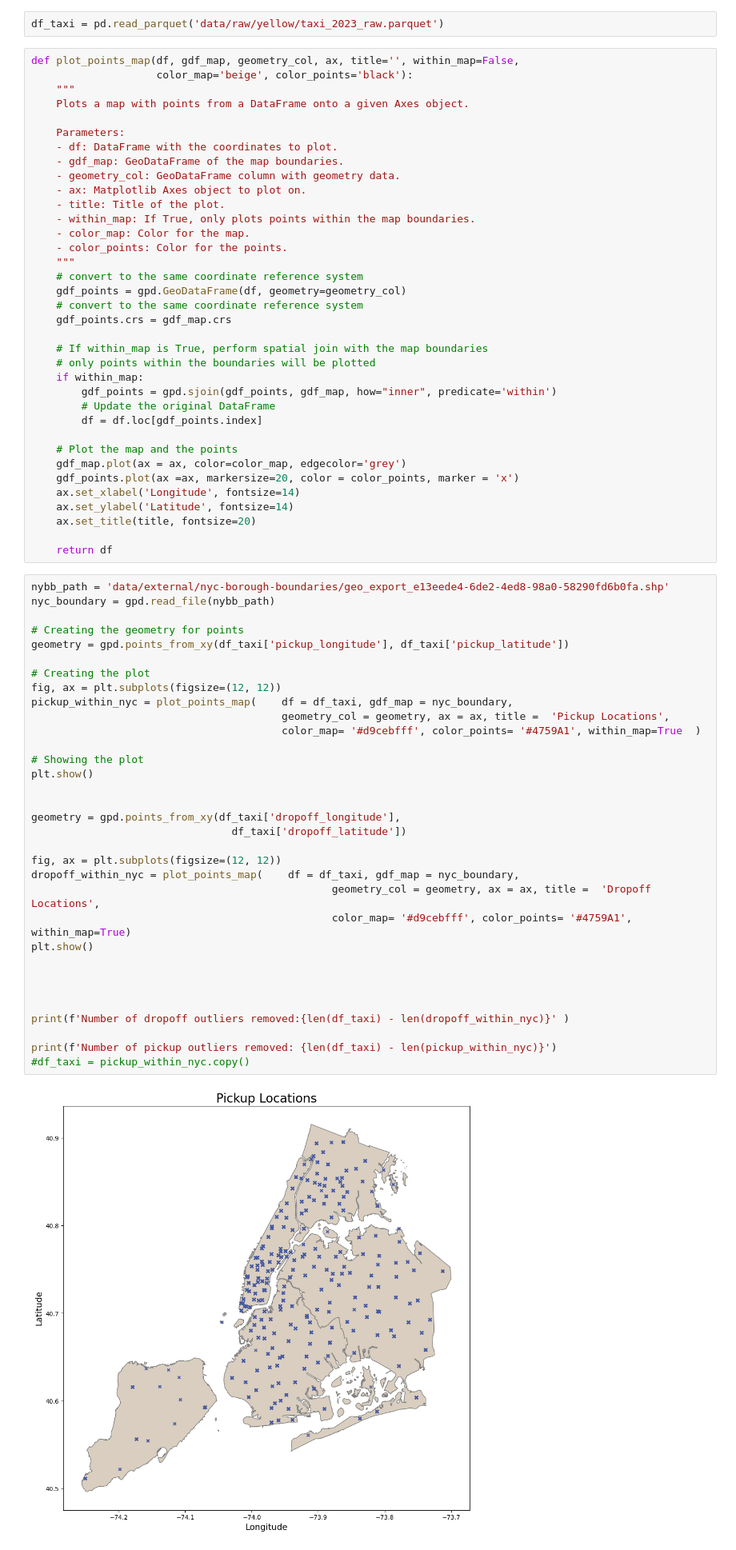
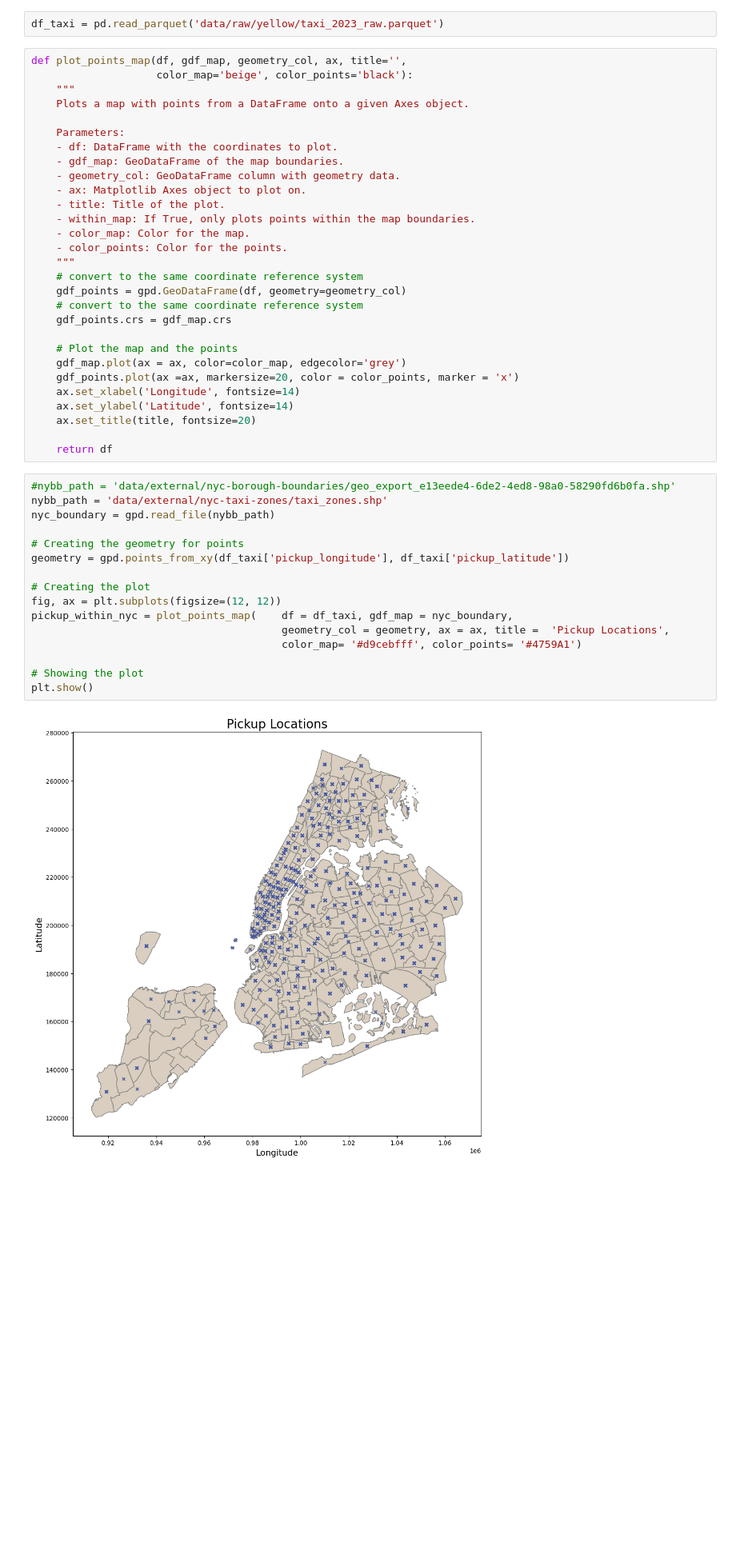
Before and after one commit to marcosbenicio/bayesian-neural-network, a Jupyter notebook: 02-regression/bnn-regression.ipynb, the cells around one changed output. Shown at 80% size. Drawn from its saved outputs; the diff is of its cells as text; blank space fills up the shorter version.

```diff
--- a/02-regression/bnn-regression.ipynb
+++ b/02-regression/bnn-regression.ipynb
@@ -278,7 +253,7 @@ For pickup and dropoff locations, the strategy is to use geospatial data using s
 # %%
 df_taxi = pd.read_parquet('data/raw/yellow/taxi_2023_raw.parquet')
 # %%
-def plot_points_map(df, gdf_map, geometry_col, ax, title='', within_map=False,
+def plot_points_map(df, gdf_map, geometry_col, ax, title='',
                     color_map='beige', color_points='black'):
     """
     Plots a map with points from a DataFrame onto a given Axes object.
@@ -298,13 +273,6 @@ def plot_points_map(df, gdf_map, geometry_col, ax, title='', within_map=False,
     # convert to the same coordinate reference system
     gdf_points.crs = gdf_map.crs
 
-    # If within_map is True, perform spatial join with the map boundaries
-    # only points within the boundaries will be plotted
-    if within_map:
-        gdf_points = gpd.sjoin(gdf_points, gdf_map, how="inner", predicate='within')
-        # Update the original DataFrame
-        df = df.loc[gdf_points.index]
-
     # Plot the map and the points
     gdf_map.plot(ax = ax, color=color_map, edgecolor='grey')
     gdf_points.plot(ax =ax, markersize=20, color = color_points, marker = 'x')
@@ -314,37 +282,20 @@ def plot_points_map(df, gdf_map, geometry_col, ax, title='', within_map=False,
 
     return df
 # %%
-nybb_path = 'data/external/nyc-borough-boundaries/geo_export_e13eede4-6de2-4ed8-98a0-58290fd6b0fa.shp'
+#nybb_path = 'data/external/nyc-borough-boundaries/geo_export_e13eede4-6de2-4ed8-98a0-58290fd6b0fa.shp'
+nybb_path = 'data/external/nyc-taxi-zones/taxi_zones.shp'
 nyc_boundary = gpd.read_file(nybb_path)
 
 # Creating the geometry for points
 geometry = gpd.points_from_xy(df_taxi['pickup_longitude'], df_taxi['pickup_latitude'])
 
 # Creating the plot
 fig, ax = plt.subplots(figsize=(12, 12))
 pickup_within_nyc = plot_points_map(    df = df_taxi, gdf_map = nyc_boundary,
                                         geometry_col = geometry, ax = ax, title =  'Pickup Locations',
-                                        color_map= '#d9cebfff', color_points= '#4759A1', within_map=True  )
+                                        color_map= '#d9cebfff', color_points= '#4759A1')
 
 # Showing the plot
 plt.show()
-
-
-geometry = gpd.points_from_xy(df_taxi['dropoff_longitude'],
-                                df_taxi['dropoff_latitude'])
-
-fig, ax = plt.subplots(figsize=(12, 12))
-dropoff_within_nyc = plot_points_map(    df = df_taxi, gdf_map = nyc_boundary,
-                                                geometry_col = geometry, ax = ax, title =  'Dropoff Locations',
-                                                color_map= '#d9cebfff', color_points= '#4759A1', within_map=True)
-plt.show()
-
-
-
-
-print(f'Number of dropoff outliers removed:{len(df_taxi) - len(dropoff_within_nyc)}' )
-
-print(f'Number of pickup outliers removed: {len(df_taxi) - len(pickup_within_nyc)}')
-#df_taxi = pickup_within_nyc.copy()
 # %% [output]
-[figure, old version]
+[figure, new version]
```
Also changed, not shown: parts of 28 cells of this notebook.
